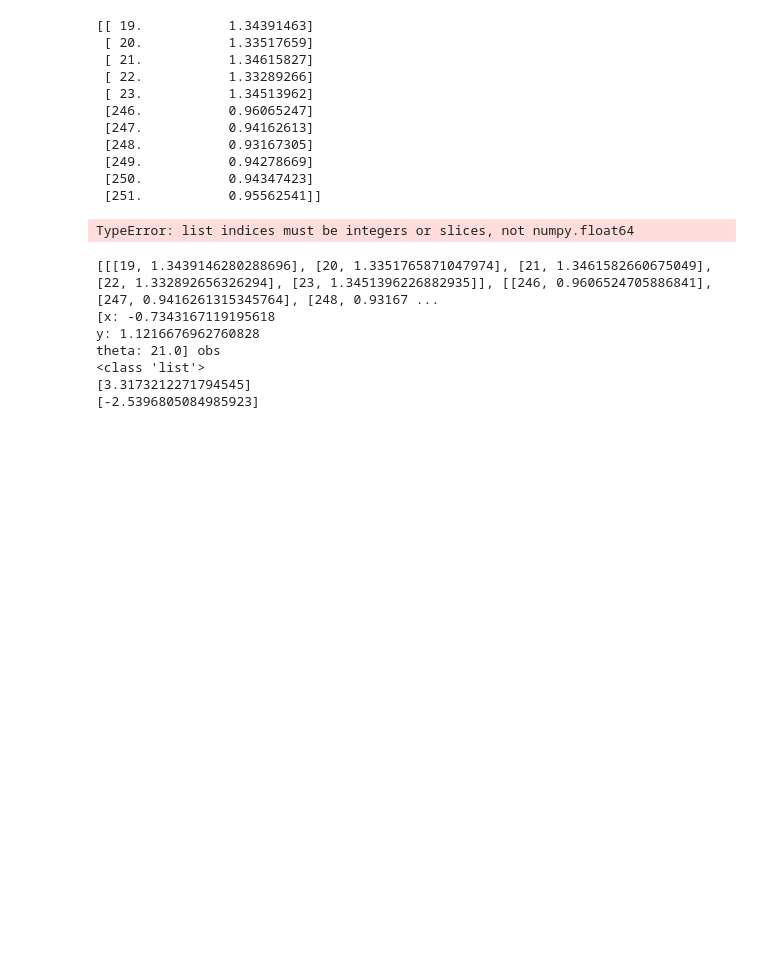
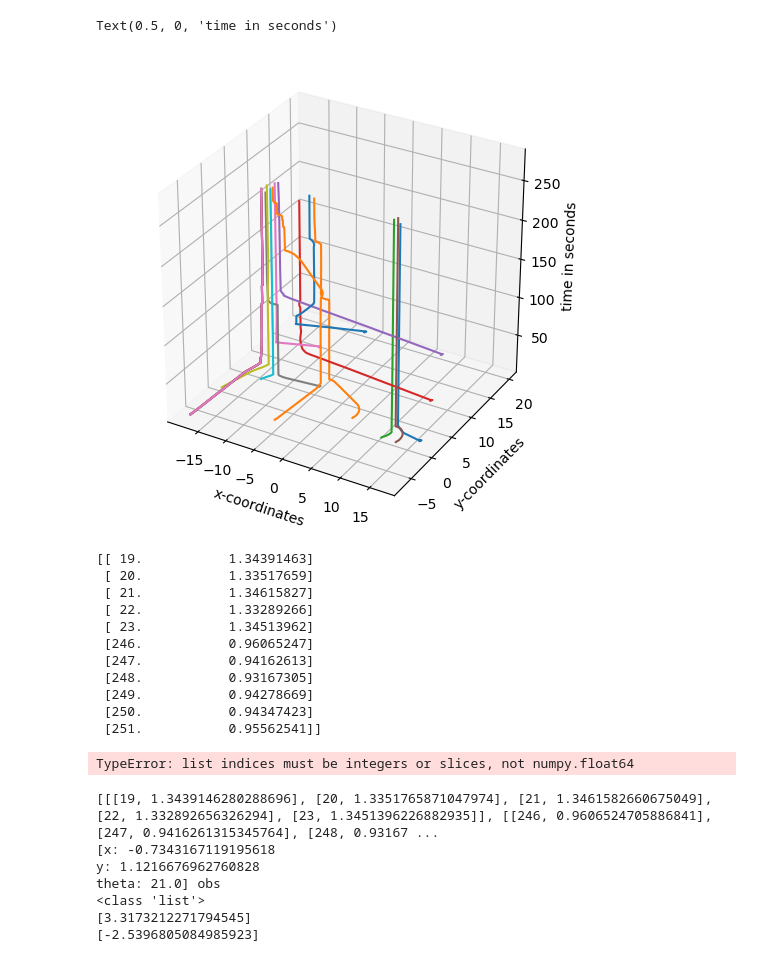
Before and after one commit to swe-sys/paper-review-repo, a Jupyter notebook: scripts/pu.ipynb, the cells around one changed output. Saved outputs shown, nothing was run; the diff lists cells and outputs as text; code cells hidden in the pictures; blank space fills up the shorter version.

```diff
--- a/scripts/pu.ipynb
+++ b/scripts/pu.ipynb
@@ -38,3 +49,35 @@ ax.legend(['bot_0','bot_1','bot_2','bot_3','bot_4','bot_5'])
+# %%
+# fig, ax = plt.subplots(figsize=(15,10))
+fig = plt.figure(figsize = (6, 6))
+ax = plt.axes(projection = '3d')
+ax.plot(tb3_0["x"].to_numpy(),tb3_0["y"].to_numpy(),tb3_0["time"].to_numpy())
+ax.plot(tb3_1["x"].to_numpy(),tb3_1["y"].to_numpy(),tb3_1["time"].to_numpy())
+ax.plot(tb3_2["x"].to_numpy(),tb3_2["y"].to_numpy(),tb3_2["time"].to_numpy())
+ax.plot(tb3_3["x"].to_numpy(),tb3_3["y"].to_numpy(),tb3_3["time"].to_numpy())
+ax.plot(tb3_4["x"].to_numpy(),tb3_4["y"].to_numpy(),tb3_4["time"].to_numpy())
+ax.plot(tb3_5["x"].to_numpy(),tb3_5["y"].to_numpy(),tb3_5["time"].to_numpy())
+ax.plot(tb3_6["x"].to_numpy(),tb3_6["y"].to_numpy(),tb3_6["time"].to_numpy())
+ax.plot(tb3_7["x"].to_numpy(),tb3_7["y"].to_numpy(),tb3_7["time"].to_numpy())
+ax.plot(tb3_8["x"].to_numpy(),tb3_8["y"].to_numpy(),tb3_8["time"].to_numpy())
+ax.plot(tb3_9["x"].to_numpy(),tb3_9["y"].to_numpy(),tb3_9["time"].to_numpy())
+ax.plot(tb3_10["x"].to_numpy(),tb3_10["y"].to_numpy(),tb3_10["time"].to_numpy())
+ax.plot(tb3_11["x"].to_numpy(),tb3_11["y"].to_numpy(),tb3_11["time"].to_numpy())
+ax.plot(tb3_12["x"].to_numpy(),tb3_12["y"].to_numpy(),tb3_12["time"].to_numpy())
+ax.plot(tb3_13["x"].to_numpy(),tb3_13["y"].to_numpy(),tb3_13["time"].to_numpy())
+ax.plot(tb3_14["x"].to_numpy(),tb3_14["y"].to_numpy(),tb3_14["time"].to_numpy())
+ax.plot(tb3_15["x"].to_numpy(),tb3_15["y"].to_numpy(),tb3_15["time"].to_numpy())
+ax.plot(tb3_16["x"].to_numpy(),tb3_16["y"].to_numpy(),tb3_16["time"].to_numpy())
+ax.plot(tb3_17["x"].to_numpy(),tb3_17["y"].to_numpy(),tb3_17["time"].to_numpy())
+ax.plot(tb3_18["x"].to_numpy(),tb3_18["y"].to_numpy(),tb3_18["time"].to_numpy())
+ax.plot(tb3_19["x"].to_numpy(),tb3_19["y"].to_numpy(),tb3_19["time"].to_numpy())
+
+ax.set_xlabel("x-coordinates")
+ax.set_ylabel("y-coordinates")
+ax.set_zlabel("time in seconds")
+# ax.legend(['bot_0','bot_1','bot_2','bot_3','bot_4','bot_5'])
+# %% [output]
+Text(0.5, 0, 'time in seconds')
+[figure, added]
 # %%
 import numpy as np
 from math import inf,isinf
```
Also changed, not shown: parts of 5 cells of this notebook, 1 other file.
